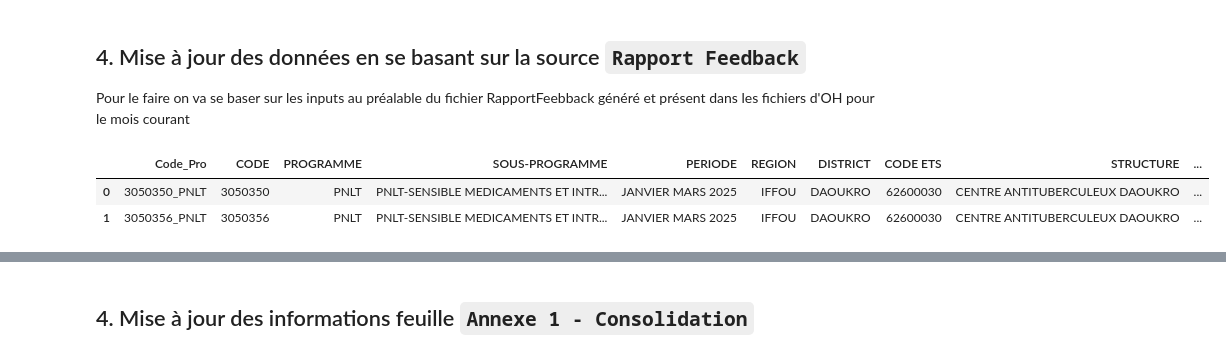
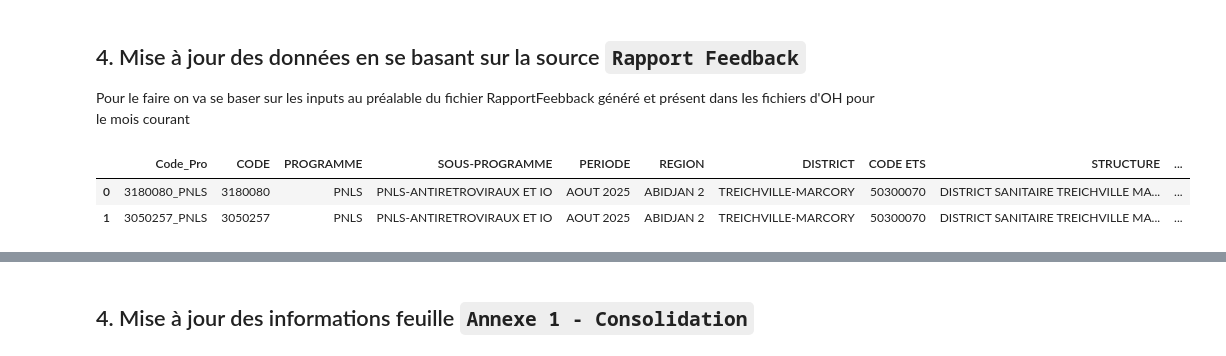
Before and after one commit to aanoble/logistics-stocks, a Jupyter notebook: fichier_suivi_des_stocks/mise a jour fichier suivi stock.ipynb, the cells around one changed output, grey strips where cells are left out. Drawn from its saved outputs; the diff is of its cells as text; code cells hidden in the pictures.

```diff
--- a/fichier_suivi_des_stocks/mise a jour fichier suivi stock.ipynb
+++ b/fichier_suivi_des_stocks/mise a jour fichier suivi stock.ipynb
@@ -744,15 +800,15 @@ Wall time: 16.5 s
 Pour le faire on va se baser sur les inputs au préalable du fichier RapportFeebback généré et présent dans les fichiers d'OH pour le mois courant
 # %%
 df_etat_stock = pd.read_excel(
-    f"/home/jovyan/workspace/Rapport Feedback/code/pipelines/rapport feedback genere/{date_report_format[:4]}/RapportFeedBack-{unidecode(f_month)}.xlsx",
+    f"/home/jovyan/workspace/Rapport Feedback/code/pipelines/rapport feedback genere/{date_report_format[:4]}/Rapport FeedBack-{f_month}.xlsx",
     sheet_name="ETAT DU STOCK",
 )
 
 df_etat_stock.head(2)
 # %% [output]
 |  | Code_Pro | CODE | PROGRAMME | SOUS-PROGRAMME | PERIODE | REGION | DISTRICT | CODE ETS | STRUCTURE | ... |
-| 0 | 3050350_PNLT | 3050350 | PNLT | PNLT-SENSIBLE MEDICAMENTS ET INTR... | JANVIER MARS 2025 | IFFOU | DAOUKRO | 62600030 | CENTRE ANTITUBERCULEUX DAOUKRO | ... |
-| 1 | 3050356_PNLT | 3050356 | PNLT | PNLT-SENSIBLE MEDICAMENTS ET INTR... | JANVIER MARS 2025 | IFFOU | DAOUKRO | 62600030 | CENTRE ANTITUBERCULEUX DAOUKRO | ... |
+| 0 | 3180080_PNLS | 3180080 | PNLS | PNLS-ANTIRETROVIRAUX ET IO | AOUT 2025 | ABIDJAN 2 | TREICHVILLE-MARCORY | 50300070 | DISTRICT SANITAIRE TREICHVILLE MA... | ... |
+| 1 | 3050257_PNLS | 3050257 | PNLS | PNLS-ANTIRETROVIRAUX ET IO | AOUT 2025 | ABIDJAN 2 | TREICHVILLE-MARCORY | 50300070 | DISTRICT SANITAIRE TREICHVILLE MA... | ... |
 # %%
 %%time
 
```
Also changed, not shown: parts of 36 cells of this notebook.
